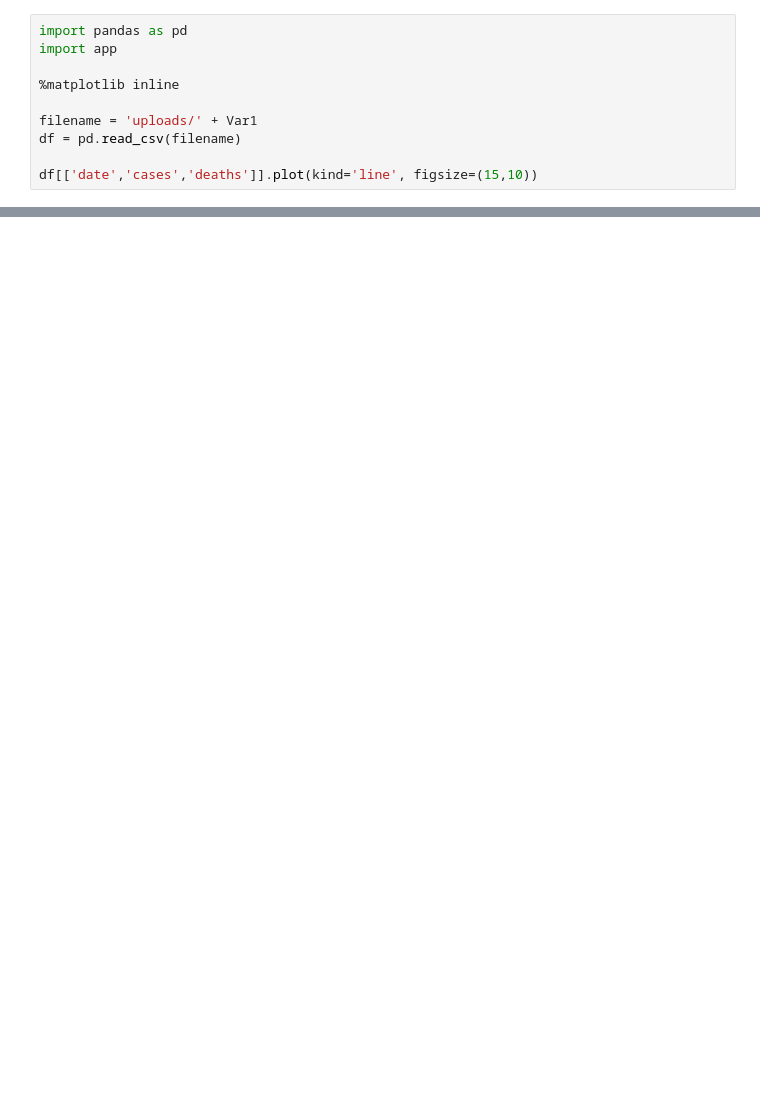
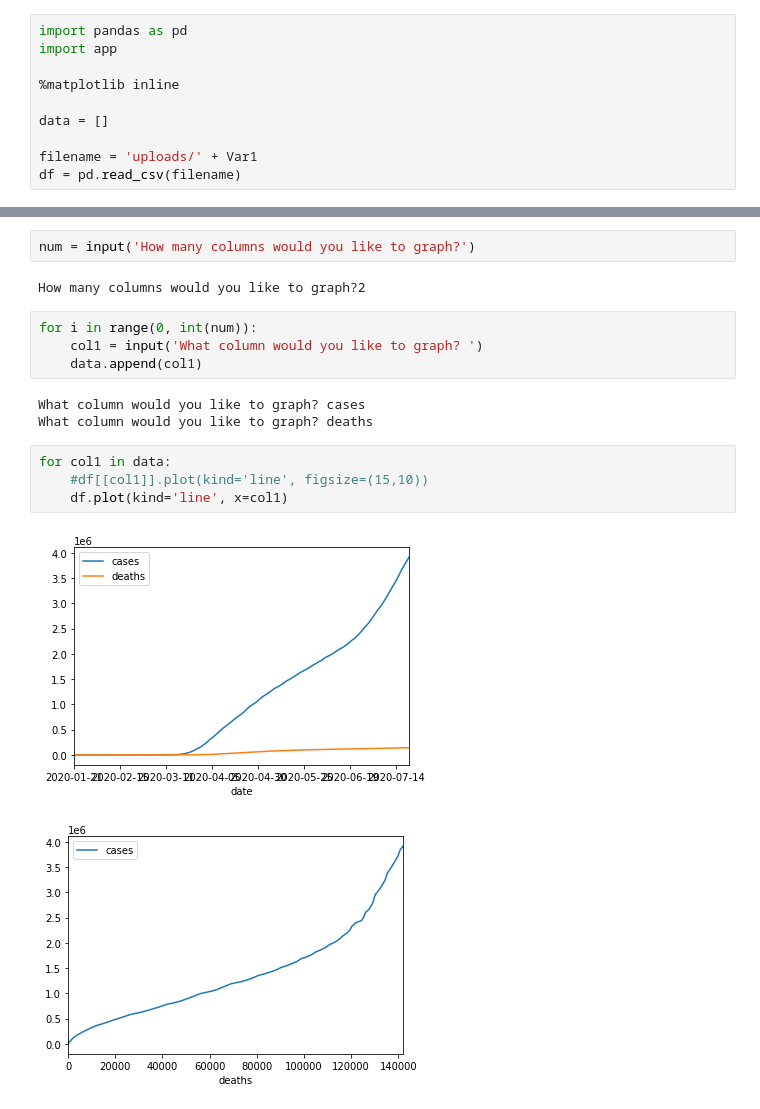
Before and after one commit to hectorsantiago5/pearc20_quickviz, a Jupyter notebook: data_visualization.ipynb, the cells around one changed output, grey strips where cells are left out. Saved outputs shown, nothing was run; the diff lists cells and outputs as text; blank space fills up the shorter version.

Commit message:
* Edited link in data.html to send to proper Jupyter notebook * Added for loops for data_visualization.ipynb and connected to allow user to choose columns.

```diff
--- a/data_visualization.ipynb
+++ b/data_visualization.ipynb
@@ -25,7 +17,7 @@ import app
 
 %matplotlib inline
 
+data = []
+
 filename = 'uploads/' + Var1
 df = pd.read_csv(filename)
-
-df[['date','cases','deaths']].plot(kind='line', figsize=(15,10))
@@ -31,0 +36,18 @@ df[['date','cases','deaths']].plot(kind='line', figsize=(15,10))
+# %%
+num = input('How many columns would you like to graph?')
+# %% [output]
+How many columns would you like to graph?2
+# %%
+for i in range(0, int(num)):
+    col1 = input('What column would you like to graph? ')
+    data.append(col1)
+# %% [output]
+What column would you like to graph? cases
+What column would you like to graph? deaths
+# %%
+for col1 in data:
+    #df[[col1]].plot(kind='line', figsize=(15,10))
+    df.plot(kind='line', x=col1)
+# %% [output]
+[figure, added]
+[figure, added]
```
Also changed, not shown: parts of 11 cells of this notebook, 2 other files.
